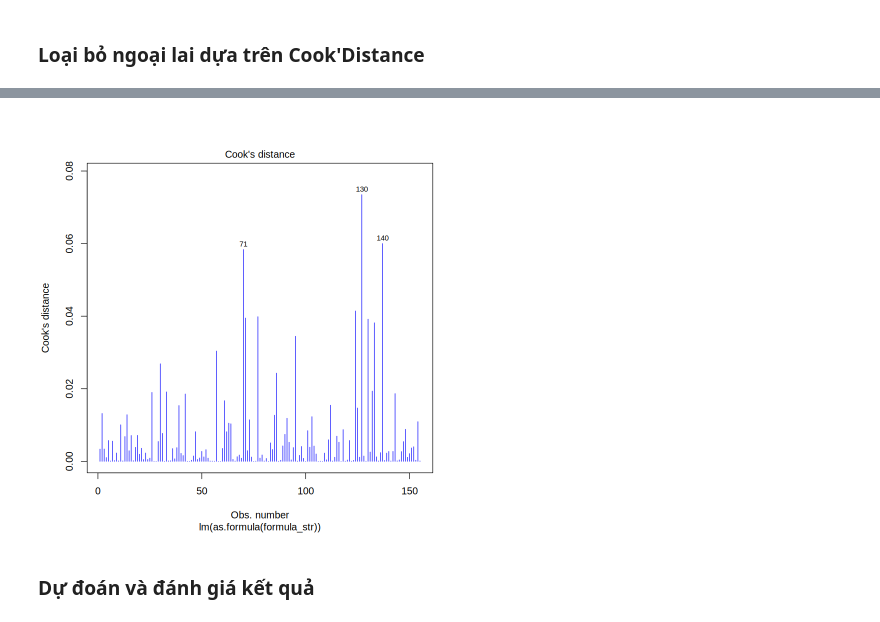
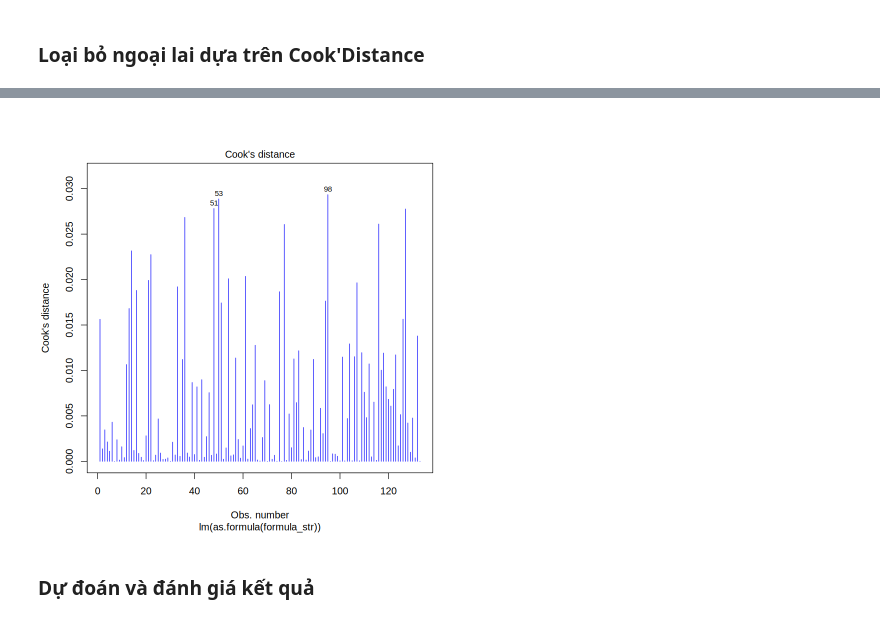
Before and after one commit to lnhutnam/MTT147-FinalProject, a Jupyter notebook: src/part-01/CSM-analysis.ipynb, the cells around one changed output, grey strips where cells are left out. Saved outputs shown, nothing was run; the diff lists cells and outputs as text; code cells hidden in the pictures.

```diff
--- a/src/part-01/CSM-analysis.ipynb
+++ b/src/part-01/CSM-analysis.ipynb
@@ -1516,6 +1217,0 @@ Với mức ý nghĩa 0.05, ta lựa chọn các biến `Ratings`, `Budget`, và
-# %%
-# Lựa chọn các biến
-best_model_csm.2 <- lm(Gross ~ Ratings + Budget + Screens, data=train)
-
-# Tóm tắt mô hình
-summary(best_model_csm.2)
@@ -1664,6 +1302,3 @@ Kết luận:
 - Mô hình thu được có thể được sử dụng để đem đi dự đoán.
 # %% [markdown]
 ### Loại bỏ ngoại lai dựa trên Cook'Distance
-# %%
-best_model_csm.3 <- lm(as.formula(formula_str), data=train[-c(57, 110, 117), ])
-summary(best_model_csm.3)
@@ -1703,0 +1305,4 @@ BP = 2.3132, df = 5, p-value = 0.8043
+# %%
+# Xây dựng ngưỡng cho Cook Distance
+threshold <- 4 / nrow(train)
+threshold
@@ -1703,0 +1311,16 @@ BP = 2.3132, df = 5, p-value = 0.8043
+# %%
+# Tính toán Cook Distance
+cooks_d <- cooks.distance(best_model_csm)
+
+# Xác định các influential point dựa trên ngưỡng
+influential_points <- which(cooks_d > threshold)
+
+# Xây dựng model
+best_model_csm.2 <- lm(as.formula(formula_str), data=train[-c(influential_points), ])
+summary(best_model_csm.2)
+
+# Shapiro-Wilk normality test
+shapiro.test(residuals(best_model_csm.2))
+
+# Breusch-Pagan Test
+bptest(best_model_csm.2)
@@ -1704,7 +1355,7 @@ BP = 2.3132, df = 5, p-value = 0.8043
 # %%
-plot(best_model_csm.3, which=4, col=c("blue"))
+plot(best_model_csm.2, which=4, col=c("blue"))
 # %% [output]
-[figure, old version]
+[figure, new version]
 # %% [markdown]
 ### Dự đoán và đánh giá kết quả
 # %%
```
Also changed, not shown: parts of 132 cells of this notebook, 3 other files.
